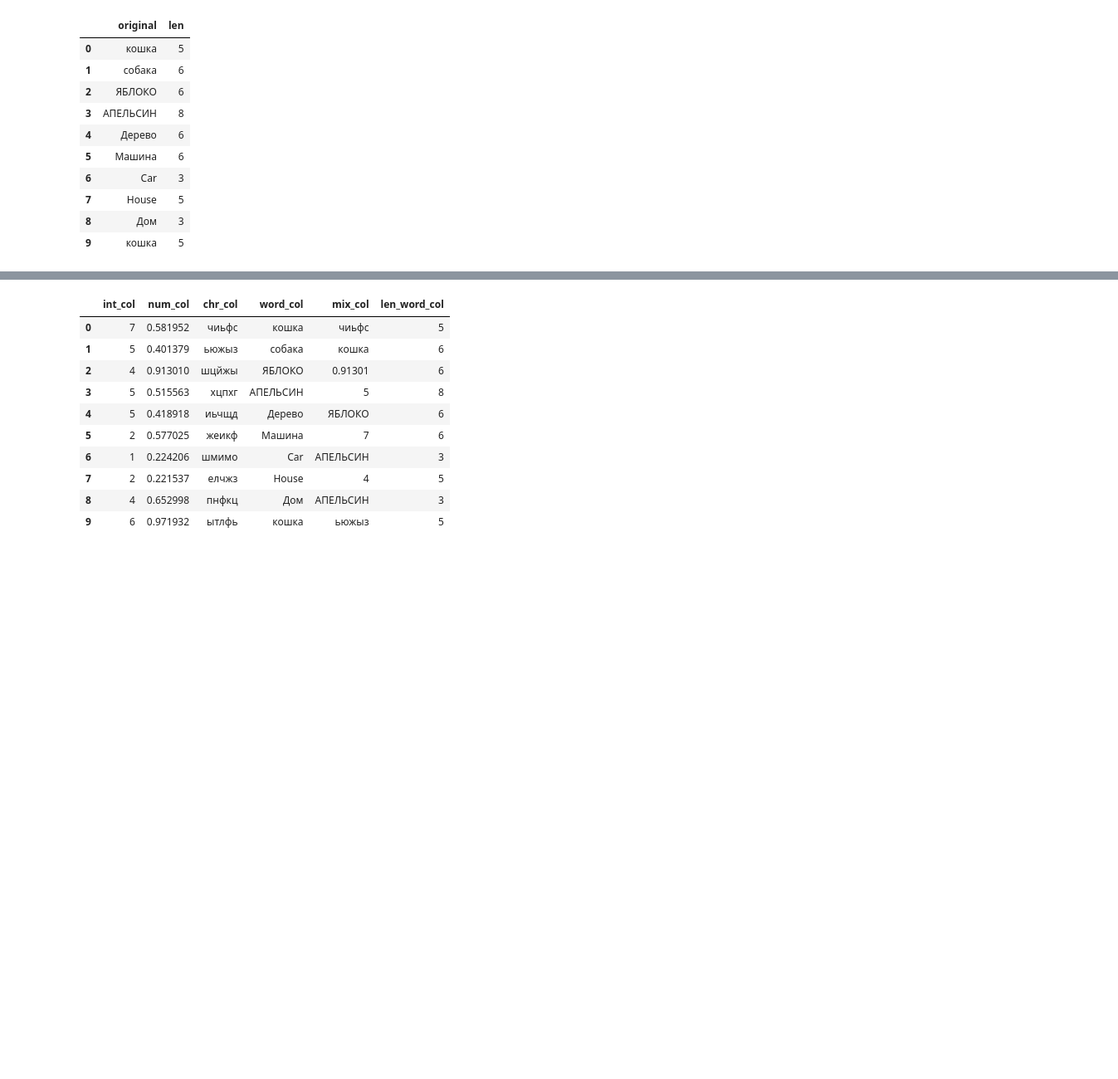
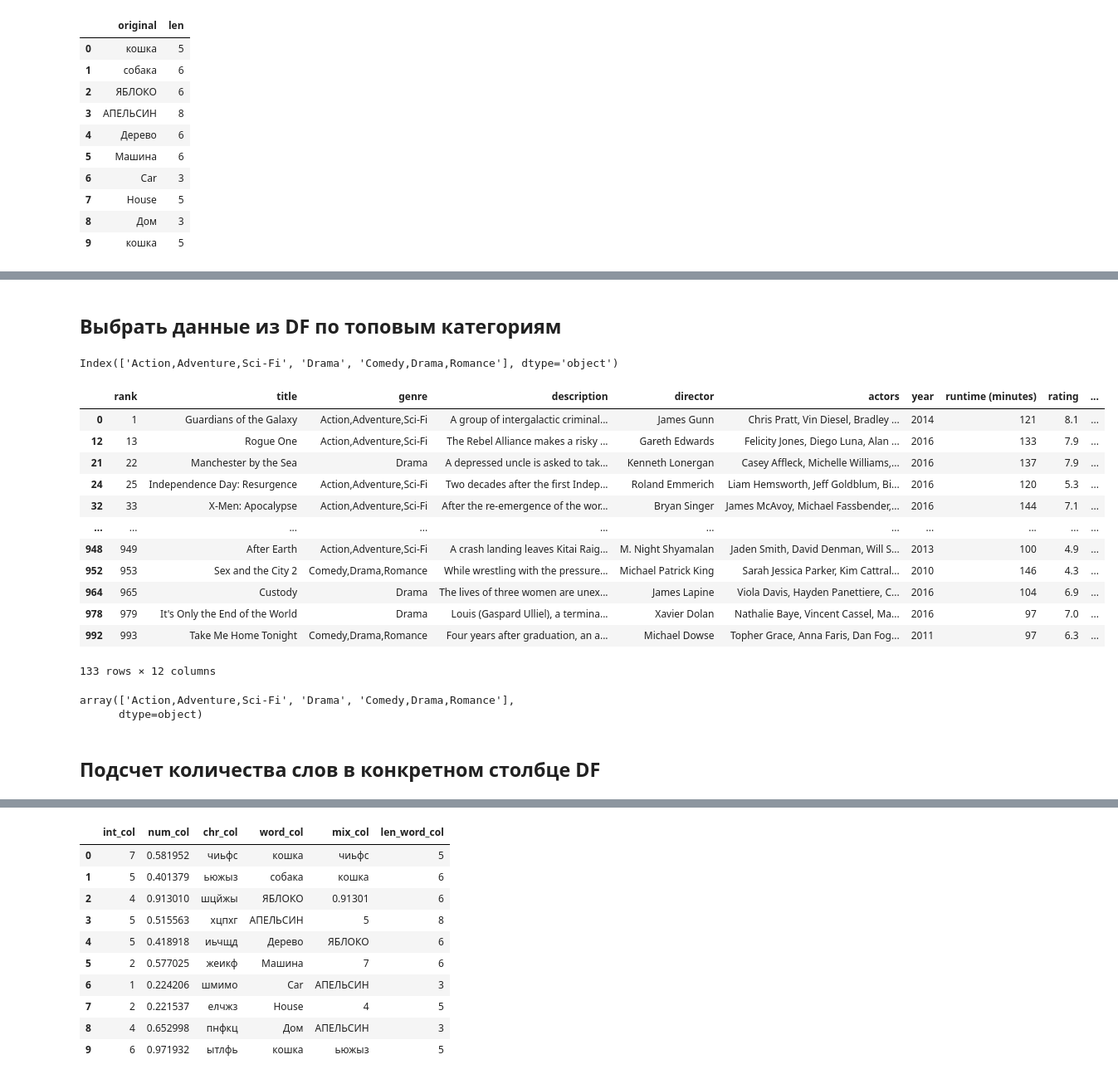
Before and after one commit to Pro100v/SkillBox-DataScience, a Jupyter notebook: Pandas/pandas_snippets.ipynb, the cells around one changed output, grey strips where cells are left out. Shown at 83% size. Cells and saved outputs as stored; diff of their text form; code cells hidden in the pictures; blank space fills up the shorter version.

```diff
--- a/Pandas/pandas_snippets.ipynb
+++ b/Pandas/pandas_snippets.ipynb
@@ -424,0 +1067,32 @@ pd.DataFrame(
+# %% [markdown]
+## Выбрать данные из DF по топовым категориям
+# %%
+df = pd.read_csv('IMDB-Movie-Data.csv')
+df.columns = df.columns.str.lower()
+# list(map(str.lower, df.columns))
+# df.columns.str.lower()
+# df.columns.str.lower().values
+# df.head()
+top_genre = df['genre'].value_counts()[:3].index
+top_genre
+df[df['genre'].isin(top_genre)]
+df[df['genre'].isin(top_genre)]['genre'].unique()
+# %% [output]
+Index(['Action,Adventure,Sci-Fi', 'Drama', 'Comedy,Drama,Romance'], dtype='object')
+|  | rank | title | genre | description | director | actors | year | runtime (minutes) | rating | ... |
+| 0 | 1 | Guardians of the Galaxy | Action,Adventure,Sci-Fi | A group of intergalactic criminal... | James Gunn | Chris Pratt, Vin Diesel, Bradley ... | 2014 | 121 | 8.1 | ... |
+| 12 | 13 | Rogue One | Action,Adventure,Sci-Fi | The Rebel Alliance makes a risky ... | Gareth Edwards | Felicity Jones, Diego Luna, Alan ... | 2016 | 133 | 7.9 | ... |
+| 21 | 22 | Manchester by the Sea | Drama | A depressed uncle is asked to tak... | Kenneth Lonergan | Casey Affleck, Michelle Williams,... | 2016 | 137 | 7.9 | ... |
+| 24 | 25 | Independence Day: Resurgence | Action,Adventure,Sci-Fi | Two decades after the first Indep... | Roland Emmerich | Liam Hemsworth, Jeff Goldblum, Bi... | 2016 | 120 | 5.3 | ... |
+| 32 | 33 | X-Men: Apocalypse | Action,Adventure,Sci-Fi | After the re-emergence of the wor... | Bryan Singer | James McAvoy, Michael Fassbender,... | 2016 | 144 | 7.1 | ... |
+| ... | ... | ... | ... | ... | ... | ... | ... | ... | ... | ... |
+| 948 | 949 | After Earth | Action,Adventure,Sci-Fi | A crash landing leaves Kitai Raig... | M. Night Shyamalan | Jaden Smith, David Denman, Will S... | 2013 | 100 | 4.9 | ... |
+| 952 | 953 | Sex and the City 2 | Comedy,Drama,Romance | While wrestling with the pressure... | Michael Patrick King | Sarah Jessica Parker, Kim Cattral... | 2010 | 146 | 4.3 | ... |
+| 964 | 965 | Custody | Drama | The lives of three women are unex... | James Lapine | Viola Davis, Hayden Panettiere, C... | 2016 | 104 | 6.9 | ... |
+| 978 | 979 | It's Only the End of the World | Drama | Louis (Gaspard Ulliel), a termina... | Xavier Dolan | Nathalie Baye, Vincent Cassel, Ma... | 2016 | 97 | 7.0 | ... |
+| 992 | 993 | Take Me Home Tonight | Comedy,Drama,Romance | Four years after graduation, an a... | Michael Dowse | Topher Grace, Anna Faris, Dan Fog... | 2011 | 97 | 6.3 | ... |
+133 rows × 12 columns
+array(['Action,Adventure,Sci-Fi', 'Drama', 'Comedy,Drama,Romance'],
+      dtype=object)
+# %% [markdown]
+## Подсчет количества слов в конкретном столбце DF
```
Also changed, not shown: parts of 116 cells of this notebook.
